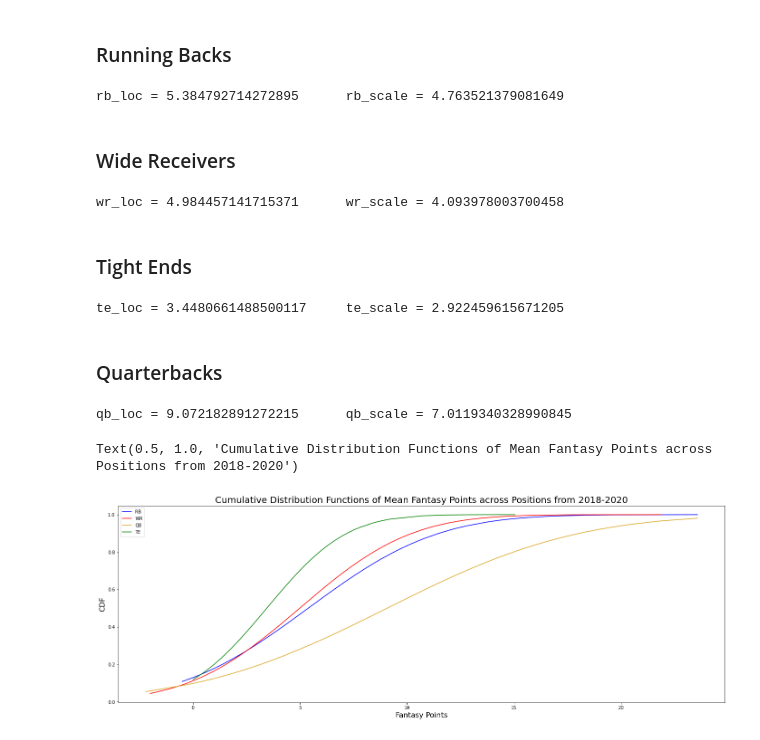
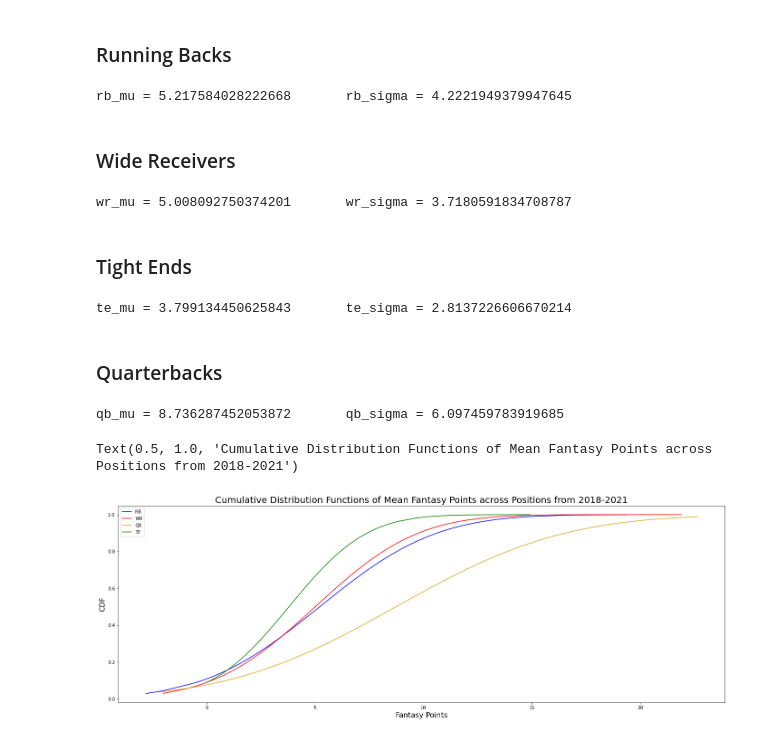
Before and after one commit to jacobresnikoff/fantasy-football, a Jupyter notebook: python/fantasy.ipynb, the cells around one changed output. Drawn from its saved outputs; the diff is of its cells as text; code cells hidden in the pictures.

```diff
--- a/python/fantasy.ipynb
+++ b/python/fantasy.ipynb
@@ -42,67 +133,67 @@ players.head()
 # %% [markdown]
 ### Running Backs
 # %%
-rb = players[players['Pos'] == 'RB']
+rb = offense[offense['Pos'] == 'RB']
 
 rb = rb.groupby('Player').mean().sort_values('HalfPPRFantasyPoints', ascending=False).HalfPPRFantasyPoints
 
 rb_loc, rb_scale = norm.fit(rb)
-print('rb_loc = {0}\trb_scale = {1}'.format(rb_loc, rb_scale))
+print('rb_mu = {0}\trb_sigma = {1}'.format(rb_loc, rb_scale))
 
 rb_cdf = norm.cdf(rb, loc=rb_loc, scale=rb_scale)
 # %% [output]
-rb_loc = 5.384792714272895      rb_scale = 4.763521379081649
+rb_mu = 5.217584028222668       rb_sigma = 4.2221949379947645
 # %% [markdown]
 ### Wide Receivers
 # %%
-wr = players[players['Pos'] == 'WR']
+wr = offense[offense['Pos'] == 'WR']
 
 wr = wr.groupby('Player').mean().sort_values('HalfPPRFantasyPoints', ascending=False).HalfPPRFantasyPoints
 
 wr_loc, wr_scale = norm.fit(wr)
-print('wr_loc = {0}\twr_scale = {1}'.format(wr_loc, wr_scale))
+print('wr_mu = {0}\twr_sigma = {1}'.format(wr_loc, wr_scale))
 
 wr_cdf = norm.cdf(wr, loc=wr_loc, scale=wr_scale)
 # %% [output]
-wr_loc = 4.984457141715371      wr_scale = 4.093978003700458
+wr_mu = 5.008092750374201       wr_sigma = 3.7180591834708787
 # %% [markdown]
 ### Tight Ends
 # %%
-te = players[players['Pos'] == 'TE']
+te = offense[offense['Pos'] == 'TE']
 
 te = te.groupby('Player').mean().sort_values('HalfPPRFantasyPoints', ascending=False).HalfPPRFantasyPoints
 
 te_loc, te_scale = norm.fit(te)
-print('te_loc = {0}\tte_scale = {1}'.format(te_loc, te_scale))
+print('te_mu = {0}\tte_sigma = {1}'.format(te_loc, te_scale))
 
 te_cdf = norm.cdf(te, loc=te_loc, scale=te_scale)
 # %% [output]
-te_loc = 3.4480661488500117     te_scale = 2.922459615671205
+te_mu = 3.799134450625843       te_sigma = 2.8137226606670214
 # %% [markdown]
 ### Quarterbacks
 # %%
-qb = players[players['Pos'] == 'QB']
+qb = offense[offense['Pos'] == 'QB']
 
 qb = qb.groupby('Player').mean().sort_values('HalfPPRFantasyPoints', ascending=False).HalfPPRFantasyPoints
 
 qb_loc, qb_scale = norm.fit(qb)
-print('qb_loc = {0}\tqb_scale = {1}'.format(qb_loc, qb_scale))
+print('qb_mu = {0}\tqb_sigma = {1}'.format(qb_loc, qb_scale))
 
 qb_cdf = norm.cdf(qb, loc=qb_loc, scale=qb_scale)
 # %% [output]
-qb_loc = 9.072182891272215      qb_scale = 7.0119340328990845
+qb_mu = 8.736287452053872       qb_sigma = 6.097459783919685
 # %%
 fig, ax = plt.subplots(1, figsize=(24,8))
 
 sns.lineplot(x=rb, y=rb_cdf, ax=ax, color='blue', label='RB')
 sns.lineplot(x=wr, y=wr_cdf, ax=ax, color='red', label='WR')
 sns.lineplot(x=qb, y=qb_cdf, ax=ax, color='goldenrod', label='QB')
 sns.lineplot(x=te, y=te_cdf, ax=ax, color='green', label='TE')
 
 ax.legend(loc='upper left')
 ax.set_xlabel('Fantasy Points', fontsize=16)
 ax.set_ylabel('CDF', fontsize=16)
-ax.set_title('Cumulative Distribution Functions of Mean Fantasy Points across Positions from 2018-2020', fontsize=20)
+ax.set_title('Cumulative Distribution Functions of Mean Fantasy Points across Positions from 2018-2021', fontsize=20)
 # %% [output]
-Text(0.5, 1.0, 'Cumulative Distribution Functions of Mean Fantasy Points across Positions from 2018-2020')
+Text(0.5, 1.0, 'Cumulative Distribution Functions of Mean Fantasy Points across Positions from 2018-2021')
-[figure, old version]
+[figure, new version]
```
Also changed, not shown: parts of 15 cells of this notebook, 16 other files.
